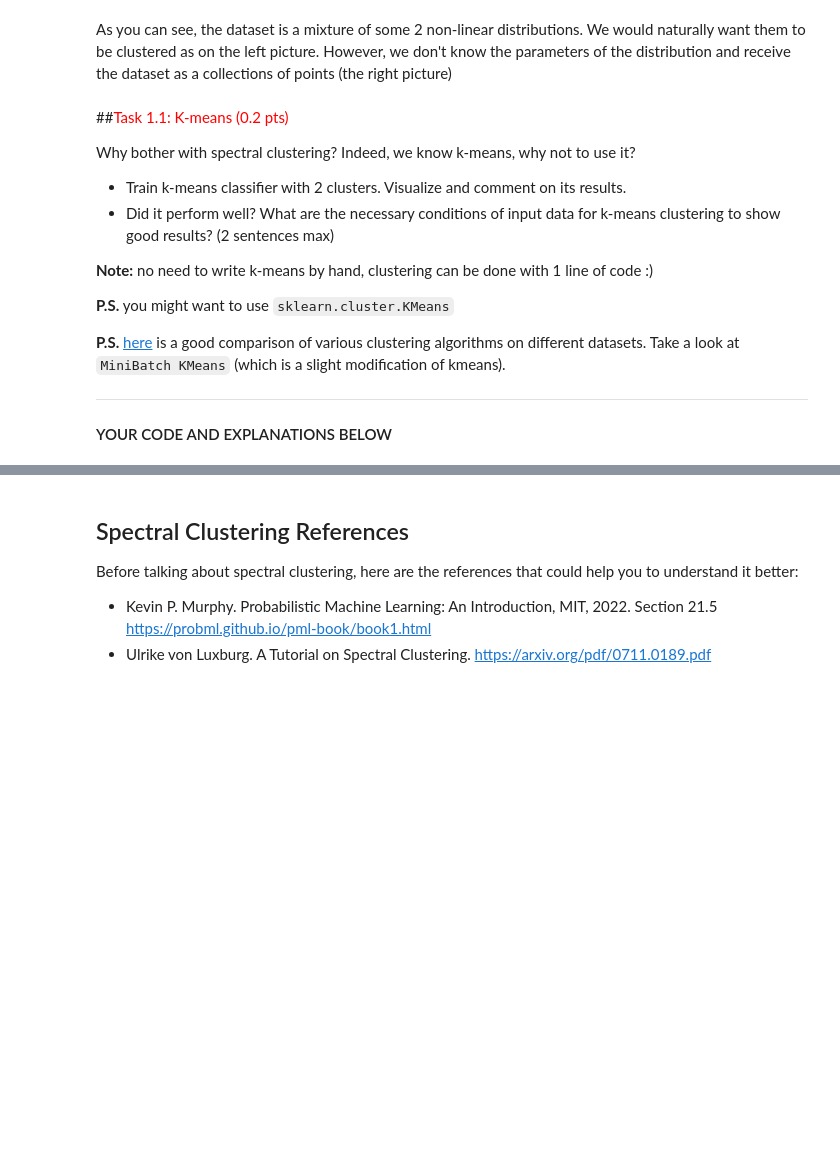
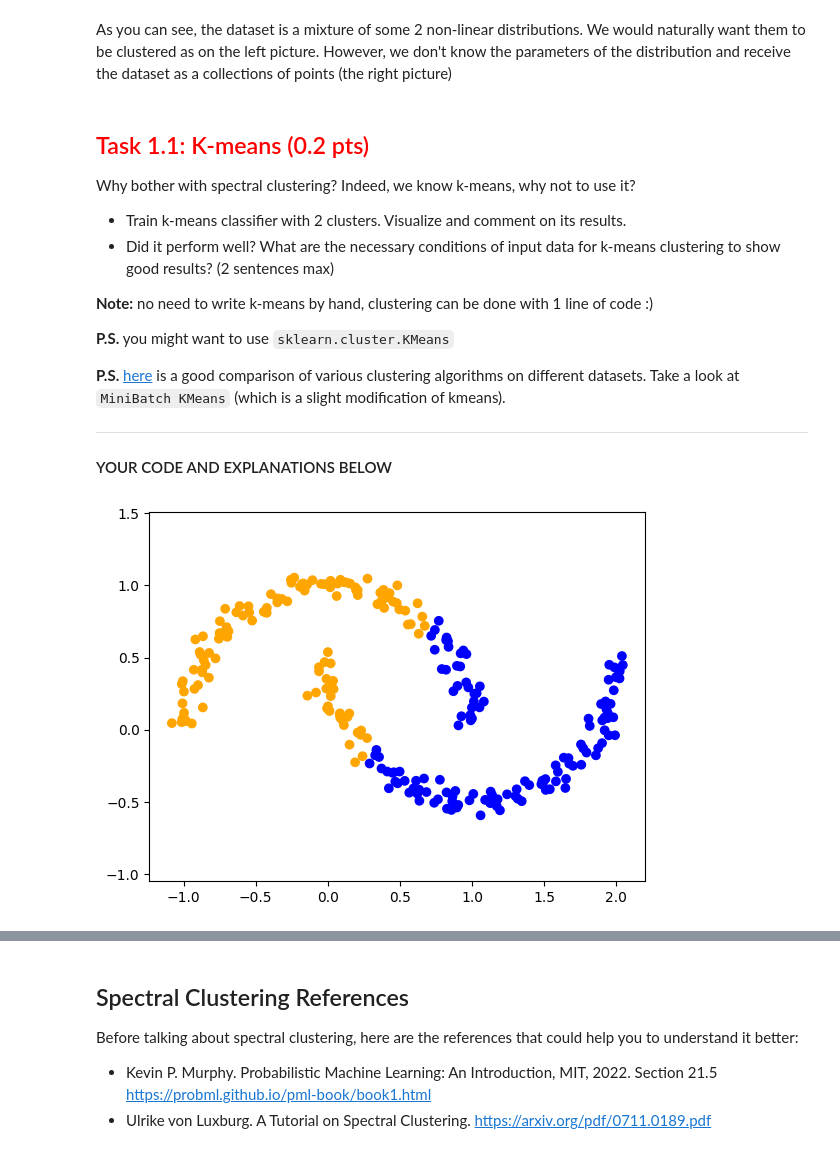
Before and after one commit to artoriusss/ML-projects, a Jupyter notebook: problem_4/hw2-task4-spectral-clustering-MDS-2023.ipynb, the cells around one changed output, grey strips where cells are left out. Saved outputs shown, nothing was run; the diff lists cells and outputs as text; code cells hidden in the pictures; blank space fills up the shorter version.

```diff
--- a/problem_4/hw2-task4-spectral-clustering-MDS-2023.ipynb
+++ b/problem_4/hw2-task4-spectral-clustering-MDS-2023.ipynb
@@ -63,7 +63,7 @@ plt.show()
 # %% [markdown]
 As you can see, the dataset is a mixture of some 2 non-linear distributions. We would naturally want them to be clustered as on the left picture. However, we don't know the parameters of the distribution and receive the dataset as a collections of points (the right picture)
 # %% [markdown]
-##<font color="red">Task 1.1: K-means (0.2 pts)</font></h2>
+## <font color="red">Task 1.1: K-means (0.2 pts)</font></h2>
 
 Why bother with spectral clustering? Indeed, we know k-means, why not to use it?
 
@@ -79,4 +79,10 @@ Why bother with spectral clustering? Indeed, we know k-means, why not to use it?
 ---
 #### YOUR CODE AND EXPLANATIONS BELOW
 # %%
-raise NotImplementedError
+kmeans = sklearn.cluster.KMeans(2, random_state=42, n_init="auto").fit(X)
+
+plt.scatter(X[:,0], X[:,1], c=colors[kmeans.predict(X)])
+plt.axis("equal")
+plt.show()
+# %% [output]
+[figure, added]
```
Also changed, not shown: parts of 24 cells of this notebook.
